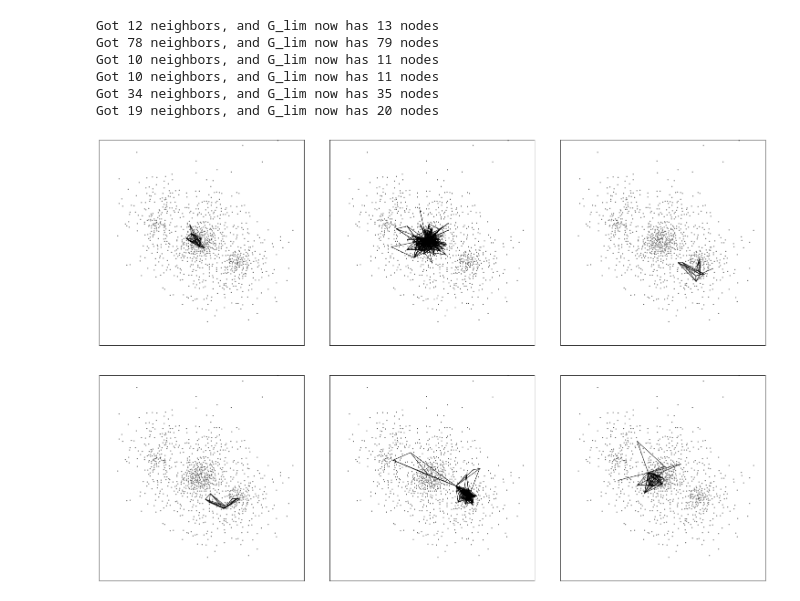
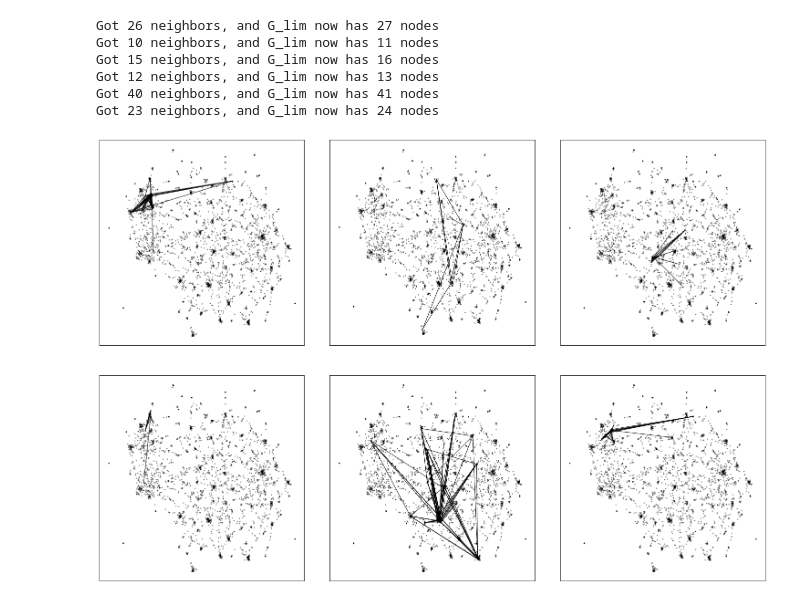
Before and after one commit to amcgail/episim, a Jupyter notebook: 3 network diagram _ synthetic2.ipynb, the cells around one changed output. Cells and saved outputs as stored; diff of their text form; code cells hidden in the pictures.

```diff
--- a/3 network diagram _ synthetic2.ipynb
+++ b/3 network diagram _ synthetic2.ipynb
@@ -15,0 +33,4 @@ G.remove_nodes_from([x for x,d in dict(nx.degree(G)).items() if d == 0])
+# %%
+import umap
+reducer = umap.UMAP()
+embedding = reducer.fit_transform(df)
@@ -15,0 +39,5 @@ G.remove_nodes_from([x for x,d in dict(nx.degree(G)).items() if d == 0])
+# %%
+embedding = dict(zip(
+    list(G.nodes()),
+    embedding
+))
@@ -16,2 +47,5 @@ G.remove_nodes_from([x for x,d in dict(nx.degree(G)).items() if d == 0])
+# %%
+pos = embedding
 # %%
-pos = nx.spring_layout(G, k=0.5, iterations=500)
+#pos = nx.spring_layout(G, k=0.5, iterations=500)
+#pos = nx.kamada_kawai_layout(G)
@@ -109,42 +145,42 @@ for i in range(R*C):
         #col = plt.cm.gray(ci)
         #col = [list(col)]
 
     #nx.draw_networkx_nodes(G, pos, node_size=20, node_color='orange', nodelist=[x for x in G.nodes if b.node_attr['role'][x] == 'staff'])
 
     #edges2,weights2 = zip(*[((e1,e2),w) for (e1,e2),w in nx.get_edge_attributes(G,'weight').items() if True and 'teacher' in [b.node_attr['role'][e1], b.node_attr['role'][e2]]])
     #arcs = nx.draw_networkx_edges(G, pos, edgelist=edges2, edge_color=weights2, width=1, edge_cmap=plt.cm.Greys, alpha=1)
     #edges3,weights3 = zip(*[((e1,e2),w) for (e1,e2),w in nx.get_edge_attributes(G,'weight').items() if w >= 40 and 'teacher' in [b.node_attr['role'][e1], b.node_attr['role'][e2]]])
     #arcs = nx.draw_networkx_edges(G, pos, edgelist=edges3, edge_color='black', width=1, edge_cmap=None, alpha=0.05)
 
 
     #edgesA,weightsA = zip(*[((e1,e2),w) for (e1,e2),w in nx.get_edge_attributes(G,'weight').items()])
     #nx.draw_networkx_edges(G, pos, edgelist=edgesA, node_size=1, edge_color=np.log(np.array(weightsA)+1/10), width=1, edge_cmap=plt.cm.Greys, alpha=0.2)
     degs = nx.degree(G_lim)
     #weights = [(0,0,0,0.5/max(degs[i], degs[j])) for i,j in G_lim.edges]
 
     #edges_lim = [(a,b) for (a,b) in edges if ]
 
     nx.draw_networkx_nodes(G, pos, node_size=2, node_color='black', alpha=0.5)
     #nx.draw_networkx_nodes(G_lim, pos, nodelist=[ego], node_size=40, node_color='white', edgecolors='black', linewidths=1)
     #nx.draw_networkx_nodes(G_lim, pos, node_size=1, node_color='black')
     #nx.draw_networkx_nodes(G_lim, pos, node_size=40, node_color='white', edgecolors='black', linewidths=1)
     nx.draw_networkx_edges(G_lim, pos, node_size=1, edge_color='black', width=1, alpha=1)
 
     #plt.xlim((-0.3, 0.35))
     #plt.ylim((-0.45, 0.3))
 
-    plt.xlim(-0.8, 0.8)
-    plt.ylim(-0.8, 0.8)
+    #plt.xlim(-0.8, 0.8)
+    #plt.ylim(-0.8, 0.8)
 
-plt.savefig('classes_diagram_limited.synthetic.ego.png', dpi=300)
+plt.savefig('figures/synthetic.ego.png', dpi=300)
 # %% [output]
+Got 26 neighbors, and G_lim now has 27 nodes
+Got 10 neighbors, and G_lim now has 11 nodes
+Got 15 neighbors, and G_lim now has 16 nodes
 Got 12 neighbors, and G_lim now has 13 nodes
-Got 78 neighbors, and G_lim now has 79 nodes
-Got 10 neighbors, and G_lim now has 11 nodes
-Got 10 neighbors, and G_lim now has 11 nodes
-Got 34 neighbors, and G_lim now has 35 nodes
-Got 19 neighbors, and G_lim now has 20 nodes
+Got 40 neighbors, and G_lim now has 41 nodes
+Got 23 neighbors, and G_lim now has 24 nodes
-[figure, old version]
+[figure, new version]
 # %%
 R,C = 2,3
 #fig,ax = plt.subplots(figsize=(7*C,7*R))
```
Also changed, not shown: parts of 10 cells of this notebook, 59 other files.
